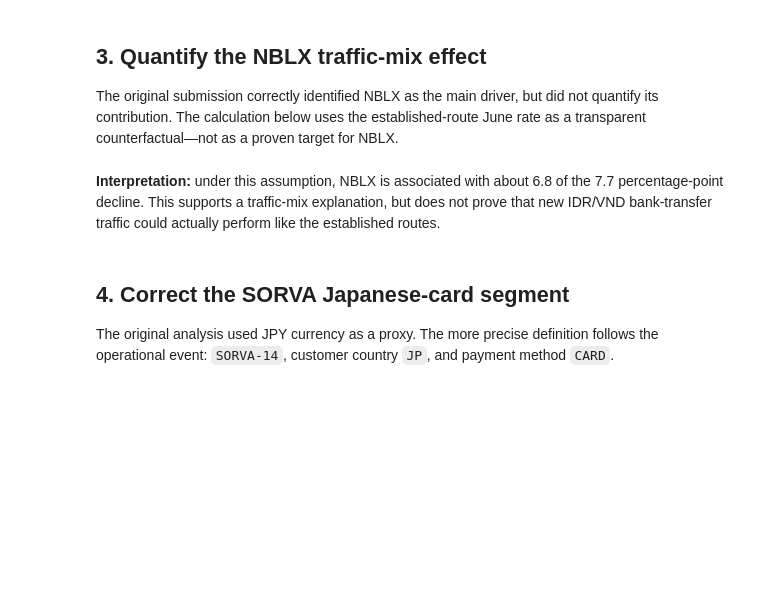
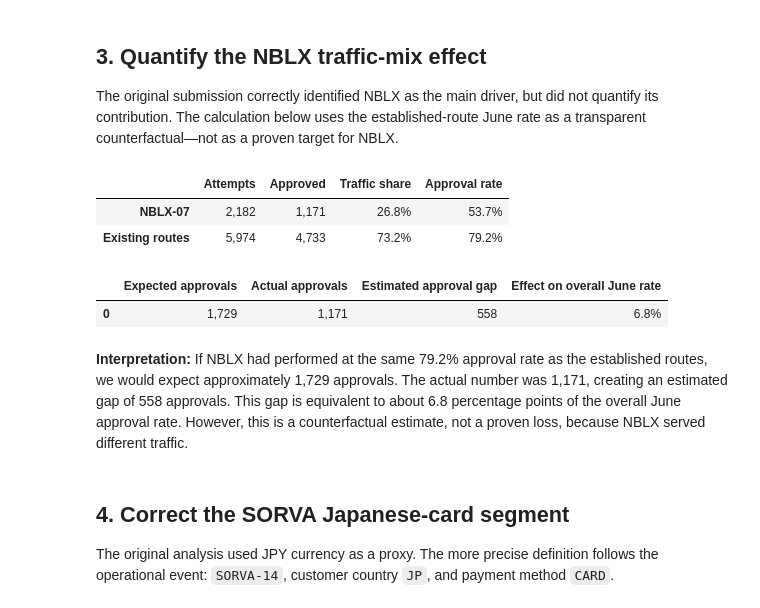
Before and after one commit to hindsufian-max/nova-markets-analysis, a Jupyter notebook: follow_up_analysis.ipynb, the cells around one changed output. Cells and saved outputs as stored; diff of their text form; code cells hidden in the pictures; blank space fills up the shorter version.

```diff
--- a/follow_up_analysis.ipynb
+++ b/follow_up_analysis.ipynb
@@ -191,5 +174,69 @@ nblx_decomposition
-# %% [markdown]
-**Interpretation:** under this assumption, NBLX is associated with about 6.8 of the 7.7 percentage-point decline. This supports a traffic-mix explanation, but does not prove that new IDR/VND bank-transfer traffic could actually perform like the established routes.
+# %%
+# -------------------------
+# Existing routes vs new NBLX route
+# -------------------------
+
+new_route = june[june["route_id"] == "NBLX-07"]
+existing_routes = june[june["route_id"] != "NBLX-07"]
+
+route_comparison = pd.DataFrame({
+    "NBLX-07": {
+        "Attempts": len(new_route),
+        "Approved": new_route["status"].eq("APPROVED").sum(),
+        "Traffic share": len(new_route) / len(june),
+        "Approval rate": new_route["status"].eq("APPROVED").mean(),
+    },
+    "Existing routes": {
+        "Attempts": len(existing_routes),
+        "Approved": existing_routes["status"].eq("APPROVED").sum(),
+        "Traffic share": len(existing_routes) / len(june),
+        "Approval rate": existing_routes["status"].eq("APPROVED").mean(),
+    }
+}).T
+
+display(route_comparison.style.format({
+    "Attempts": "{:,.0f}",
+    "Approved": "{:,.0f}",
+    "Traffic share": "{:.1%}",
+    "Approval rate": "{:.1%}",
+}))
+# %% [output]
+|  | Attempts | Approved | Traffic share | Approval rate |
+| NBLX-07 | 2,182 | 1,171 | 26.8% | 53.7% |
+| Existing routes | 5,974 | 4,733 | 73.2% | 79.2% |
+# %%
+# -------------------------
+# Estimate NBLX impact
+# -------------------------
+
+existing_rate = existing_routes["status"].eq("APPROVED").mean()
+
+expected_approved = len(new_route) * existing_rate
+actual_approved = new_route["status"].eq("APPROVED").sum()
+
+approval_gap = expected_approved - actual_approved
+overall_effect = approval_gap / len(june)
+
+impact = pd.DataFrame({
+    "Expected approvals": [expected_approved],
+    "Actual approvals": [actual_approved],
+    "Estimated approval gap": [approval_gap],
+    "Effect on overall June rate": [overall_effect],
+})
+
+display(
+    impact.style.format({
+        "Expected approvals": "{:,.0f}",
+        "Actual approvals": "{:,.0f}",
+        "Estimated approval gap": "{:,.0f}",
+        "Effect on overall June rate": "{:.1%}",
+    })
+)
+# %% [output]
+|  | Expected approvals | Actual approvals | Estimated approval gap | Effect on overall June rate |
+| 0 | 1,729 | 1,171 | 558 | 6.8% |
+# %% [markdown]
+**Interpretation:** If NBLX had performed at the same 79.2% approval rate as the established routes, we would expect approximately 1,729 approvals. The actual number was 1,171, creating an estimated gap of 558 approvals. This gap is equivalent to about 6.8 percentage points of the overall June approval rate. However, this is a counterfactual estimate, not a proven loss, because NBLX served different traffic.
 # %% [markdown]
 ## 4. Correct the SORVA Japanese-card segment
 
```
Also changed, not shown: parts of 9 cells of this notebook.
